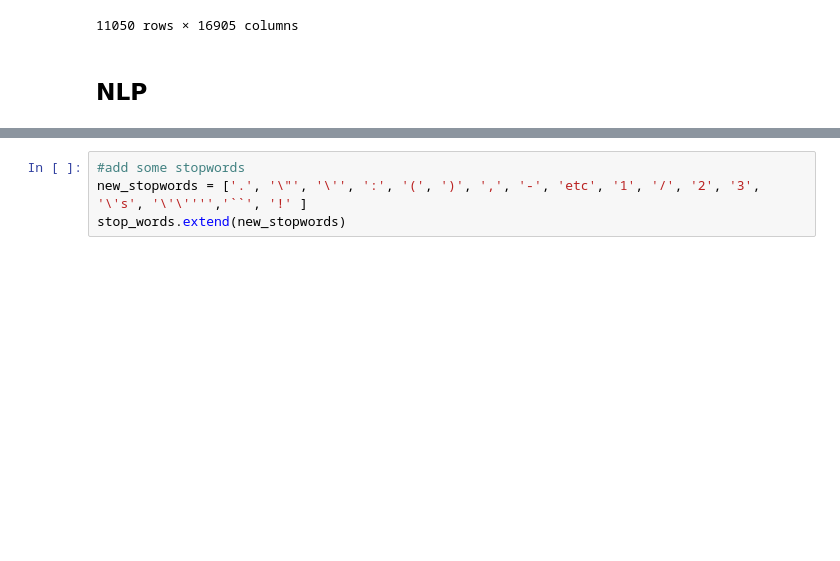
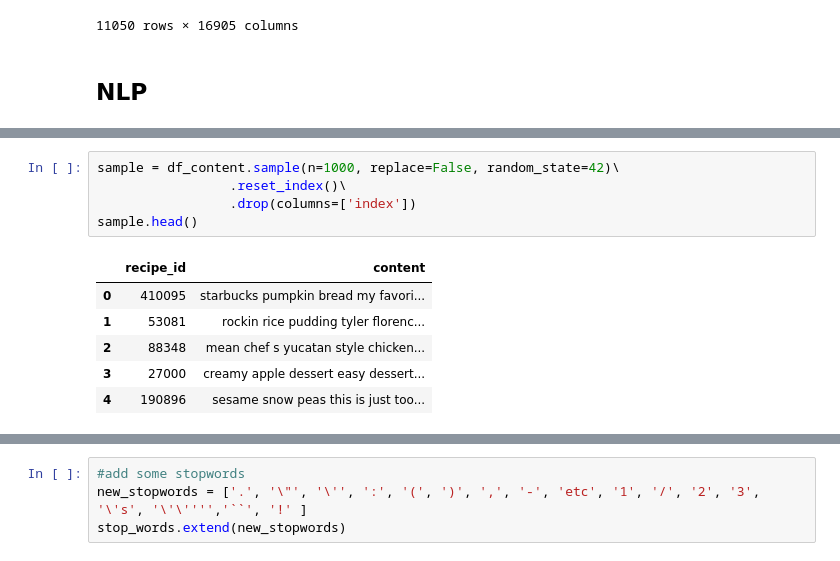
Before and after one commit to CaroHolt/WebMiningRecipeProject, a Jupyter notebook: code/Yueling's Notebook 20.04.2020.ipynb, the cells around one changed output, grey strips where cells are left out. Cells and saved outputs as stored; diff of their text form; blank space fills up the shorter version.

```diff
--- a/code/Yueling's Notebook 20.04.2020.ipynb
+++ b/code/Yueling's Notebook 20.04.2020.ipynb
@@ -564,0 +764,12 @@ stop_words = stopwords.words('english')
+# %%
+sample = df_content.sample(n=1000, replace=False, random_state=42)\
+                 .reset_index()\
+                 .drop(columns=['index'])
+sample.head()
+# %% [output]
+|  | recipe_id | content |
+| 0 | 410095 | starbucks pumpkin bread my favori... |
+| 1 | 53081 | rockin rice pudding tyler florenc... |
+| 2 | 88348 | mean chef s yucatan style chicken... |
+| 3 | 27000 | creamy apple dessert easy dessert... |
+| 4 | 190896 | sesame snow peas this is just too... |
```
Also changed, not shown: parts of 32 cells of this notebook.
